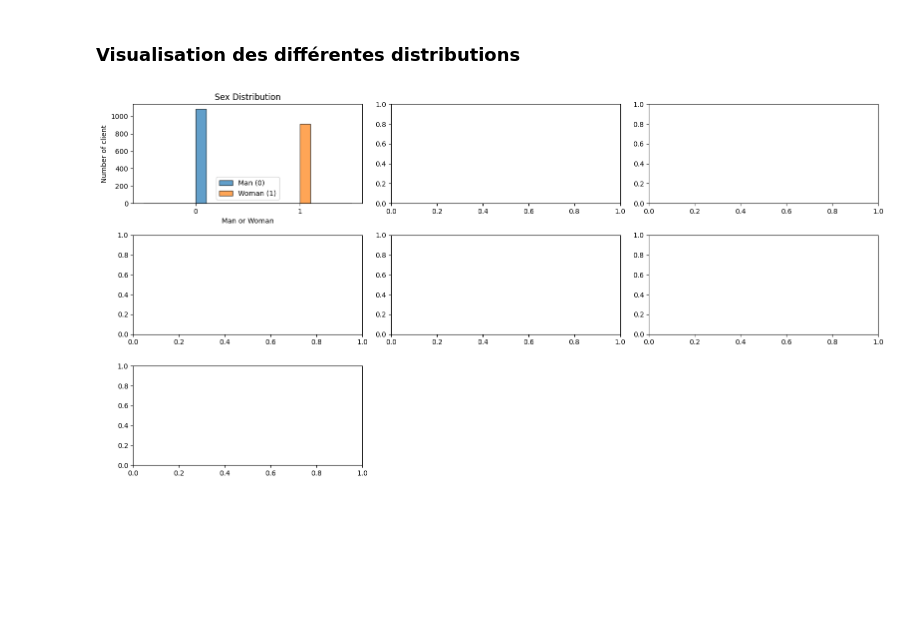
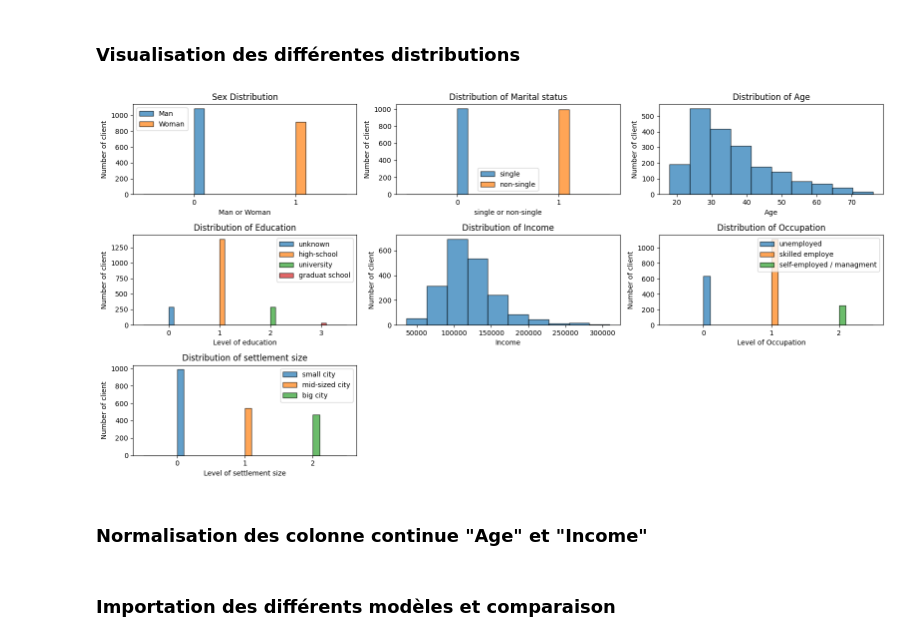
Before and after one commit to Saoty3/Projet_MachinLearning_International, a Jupyter notebook: Analyse_de_donnée.ipynb, the cells around one changed output. Cells and saved outputs as stored; diff of their text form; code cells hidden in the pictures; blank space fills up the shorter version.

```diff
--- a/Analyse_de_donnée.ipynb
+++ b/Analyse_de_donnée.ipynb
@@ -38,26 +36,97 @@ count  2000.000000      2000.000000
 # %%
 fig, axs = plt.subplots(3, 3, figsize=(16, 8))
 
 axs = axs.flatten()  # simplifie l’accès : axs[0], axs[1], ...
 
 # Désactiver les cases vides
 for j in range(len(df_features.columns), len(axs)):
     axs[j].axis("off")
 
 # Creat Sex distribution graph
 data_0 = df[df["Sex"] == 0]["Sex"]
 data_1 = df[df["Sex"] == 1]["Sex"]
 
-axs[0].hist(data_0, edgecolor='black', alpha=0.7, label="Man (0)")
-axs[0].hist(data_1, edgecolor='black', alpha=0.7, label="Woman (1)")
+axs[0].hist(data_0, edgecolor='black', alpha=0.7, label="Man")
+axs[0].hist(data_1, edgecolor='black', alpha=0.7, label="Woman")
 axs[0].set_xticks([0, 1])
 axs[0].set_title("Sex Distribution")
 axs[0].set_xlabel("Man or Woman")
 axs[0].set_ylabel("Number of client")
 axs[0].legend()
 
+# Creat marital status
+data_0 = df[df["Marital status"] == 0]["Marital status"]
+data_1 = df[df["Marital status"] == 1]["Marital status"]
+
+axs[1].hist(data_0, edgecolor='black', alpha=0.7, label="single")
+axs[1].hist(data_1, edgecolor='black', alpha=0.7, label="non-single")
+axs[1].set_xticks([0, 1])
+axs[1].set_title("Distribution of Marital status")
+axs[1].set_xlabel("single or non-single")
+axs[1].set_ylabel("Number of client")
+axs[1].legend()
+
+# Creat Age distribution
+axs[2].hist(df["Age"], edgecolor='black', alpha=0.7)
+axs[2].set_title("Distribution of Age")
+axs[2].set_xlabel("Age")
+axs[2].set_ylabel("Number of client")
+
+# Creat Education distribution
+data_0 = df[df["Education"] == 0]["Education"]
+data_1 = df[df["Education"] == 1]["Education"]
+data_2 = df[df["Education"] == 2]["Education"]
+data_3 = df[df["Education"] == 3]["Education"]
+
+axs[3].hist(data_0, edgecolor='black', alpha=0.7, label="unknown")
+axs[3].hist(data_1, edgecolor='black', alpha=0.7, label="high-school")
+axs[3].hist(data_2, edgecolor='black', alpha=0.7, label="university")
+axs[3].hist(data_3, edgecolor='black', alpha=0.7, label="graduat school")
+axs[3].set_xticks([0, 1, 2, 3])
+axs[3].set_title("Distribution of Education")
+axs[3].set_xlabel("Level of education")
+axs[3].set_ylabel("Number of client")
+axs[3].legend()
+
+# Creat Income distribution
+axs[4].hist(df["Income"], edgecolor='black', alpha=0.7)
+axs[4].set_title("Distribution of Income")
+axs[4].set_xlabel("Income")
+axs[4].set_ylabel("Number of client")
+
+# Creat Occupation distribution
+data_0 = df[df["Occupation"] == 0]["Occupation"]
+data_1 = df[df["Occupation"] == 1]["Occupation"]
+data_2 = df[df["Occupation"] == 2]["Occupation"]
+
+
+axs[5].hist(data_0, edgecolor='black', alpha=0.7, label="unemployed")
+axs[5].hist(data_1, edgecolor='black', alpha=0.7, label="skilled employe")
+axs[5].hist(data_2, edgecolor='black', alpha=0.7, label="self-employed / managment")
+axs[5].set_xticks([0, 1, 2])
+axs[5].set_title("Distribution of Occupation")
+axs[5].set_xlabel("Level of Occupation")
+axs[5].set_ylabel("Number of client")
+axs[5].legend()
+
+# Creat settlement size
+data_0 = df[df["Settlement size"] == 0]["Settlement size"]
+data_1 = df[df["Settlement size"] == 1]["Settlement size"]
+data_2 = df[df["Settlement size"] == 2]["Settlement size"]
+
+
+axs[6].hist(data_0, edgecolor='black', alpha=0.7, label="small city")
+axs[6].hist(data_1, edgecolor='black', alpha=0.7, label="mid-sized city")
+axs[6].hist(data_2, edgecolor='black', alpha=0.7, label="big city")
+axs[6].set_xticks([0, 1, 2])
+axs[6].set_title("Distribution of settlement size")
+axs[6].set_xlabel("Level of settlement size")
+axs[6].set_ylabel("Number of client")
+axs[6].legend()
 
 plt.tight_layout()
 plt.show()
 # %% [output]
-[figure, old version]
+[figure, new version]
+# %% [markdown]
+### Normalisation des colonne continue "Age" et "Income"
@@ -63,0 +138,2 @@ plt.show()
+# %% [markdown]
+### Importation des différents modèles et comparaison
```
Also changed, not shown: parts of 10 cells of this notebook.
